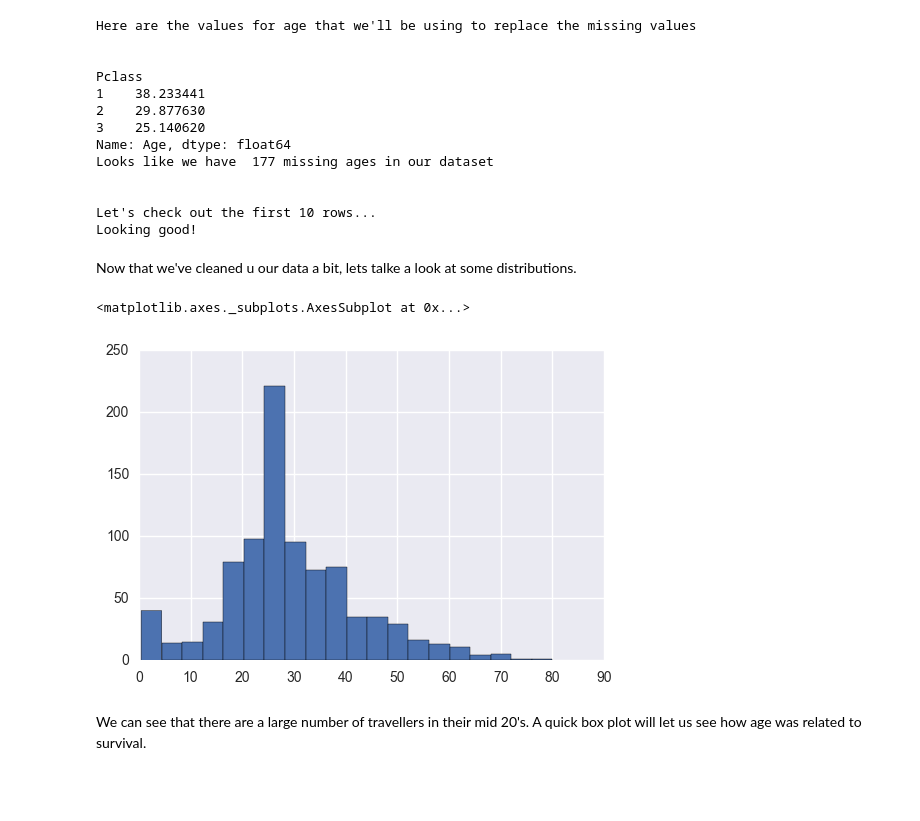
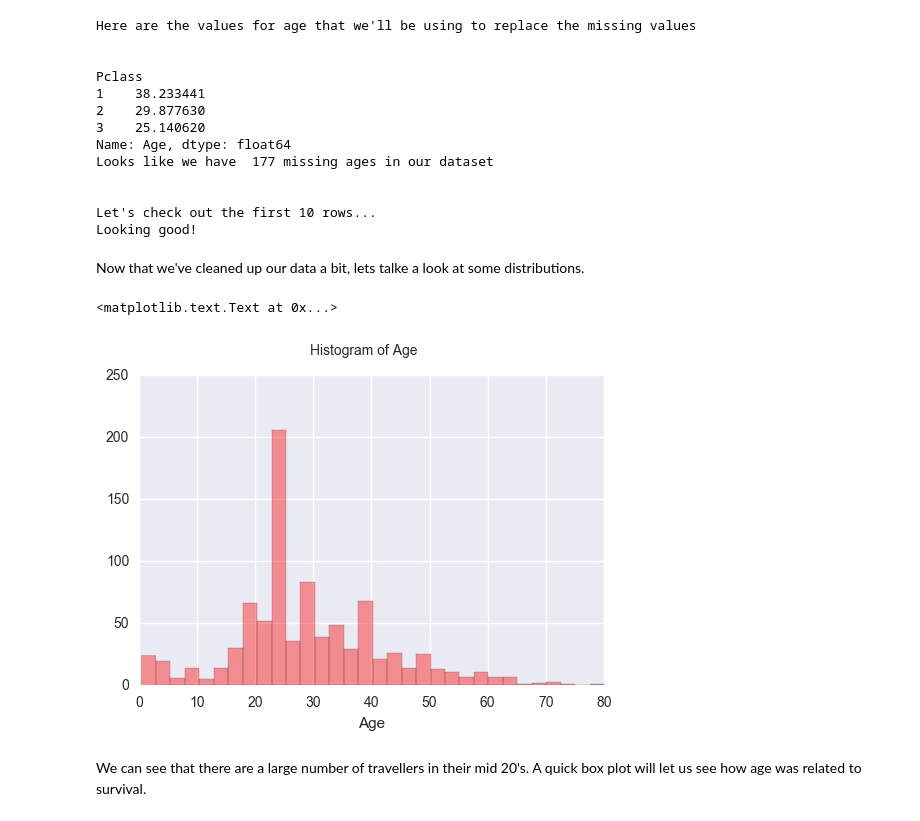
Before and after one commit to Dimantarian/UdacityNanoDegreeDataAnalysis, a Jupyter notebook: P2 Investigate a dataset - The TItanic.ipynb, the cells around one changed output. Cells and saved outputs as stored; diff of their text form; code cells hidden in the pictures; blank space fills up the shorter version.

```diff
--- a/P2 Investigate a dataset - The TItanic.ipynb
+++ b/P2 Investigate a dataset - The TItanic.ipynb
@@ -230,13 +233,14 @@ Looks like we have  177 missing ages in our dataset
 Let's check out the first 10 rows...
 Looking good!
 # %% [markdown]
-Now that we've cleaned u our data a bit, lets talke a look at some distributions.
+Now that we've cleaned up our data a bit, lets talke a look at some distributions.
 # %%
 ### Evaluate age
-raw_data['Age'].hist(bins=20)
+sns.distplot(raw_data['Age'],kde=False,bins = 32,color='R')
+plt.suptitle('Histogram of Age')
 # %% [output]
-<matplotlib.axes._subplots.AxesSubplot at 0x...>
+<matplotlib.text.Text at 0x...>
-[figure, old version]
+[figure, new version]
 # %% [markdown]
 We can see that there are a large number of travellers in their mid 20's. A quick box plot will let us see how age was related to survival.
 # %%
```
Also changed, not shown: parts of 19 cells of this notebook.
